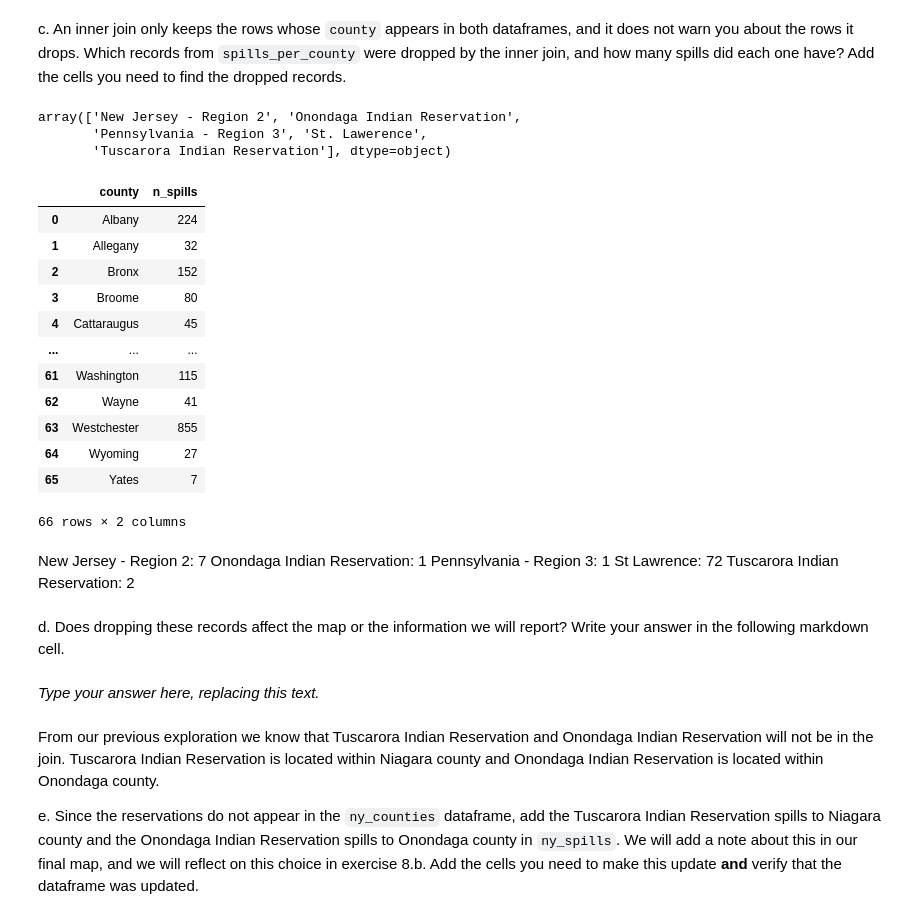
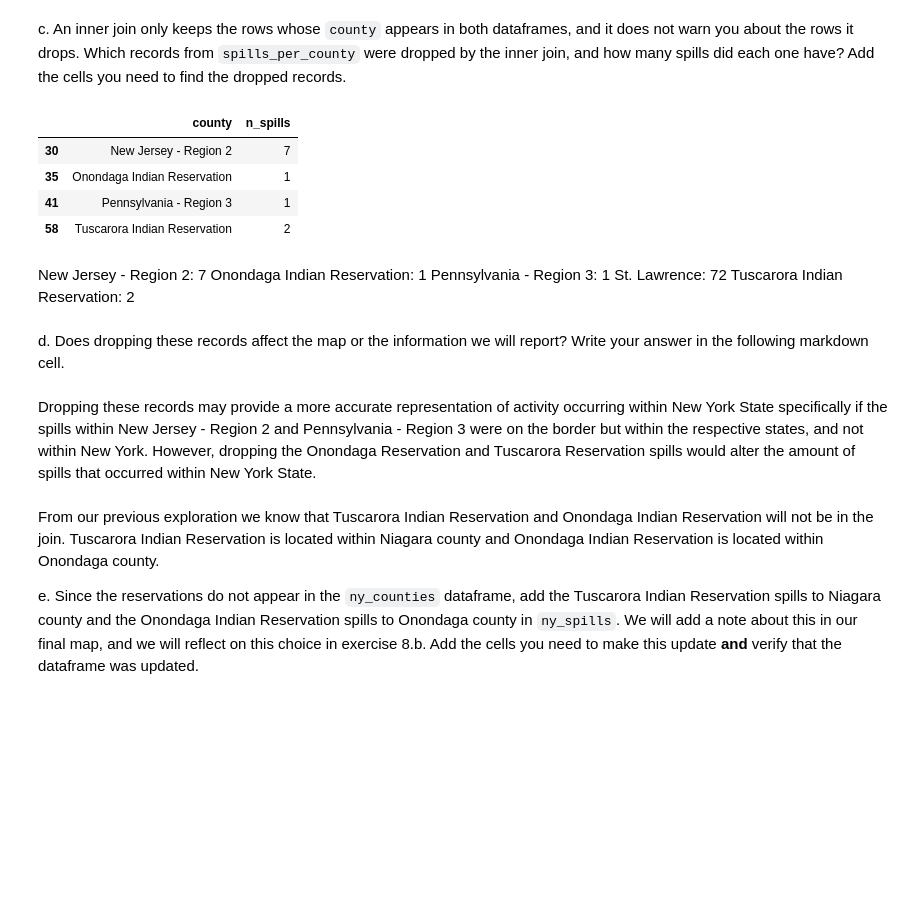
Before and after one commit to eowen19/eds220-hwk3, a Jupyter notebook: hwk3-task2-spills.ipynb, the cells around one changed output. Cells and saved outputs as stored; diff of their text form; code cells hidden in the pictures; blank space fills up the shorter version.

```diff
--- a/hwk3-task2-spills.ipynb
+++ b/hwk3-task2-spills.ipynb
@@ -613,31 +615,16 @@ spills_per_county_array = np.array([spills_per_county['county']])
-# %%
-diff_spills = np.setdiff1d(spills_per_county_array, ny_spills_array)
-diff_spills
-# %% [output]
-array(['New Jersey - Region 2', 'Onondaga Indian Reservation',
-       'Pennsylvania - Region 3', 'St. Lawerence',
-       'Tuscarora Indian Reservation'], dtype=object)
-# %%
-spills_per_county
-# %% [output]
-|  | county | n_spills |
-| 0 | Albany | 224 |
-| 1 | Allegany | 32 |
-| 2 | Bronx | 152 |
-| 3 | Broome | 80 |
-| 4 | Cattaraugus | 45 |
-| ... | ... | ... |
-| 61 | Washington | 115 |
-| 62 | Wayne | 41 |
-| 63 | Westchester | 855 |
-| 64 | Wyoming | 27 |
-| 65 | Yates | 7 |
-66 rows × 2 columns
+# %%
+spills_per_county[~spills_per_county['county'].isin(ny_spills['county'])]
+# %% [output]
+|  | county | n_spills |
+| 30 | New Jersey - Region 2 | 7 |
+| 35 | Onondaga Indian Reservation | 1 |
+| 41 | Pennsylvania - Region 3 | 1 |
+| 58 | Tuscarora Indian Reservation | 2 |
 # %% [markdown]
 New Jersey - Region 2: 7
 Onondaga Indian Reservation: 1
 Pennsylvania - Region 3: 1
-St Lawrence: 72
+St. Lawrence: 72
 Tuscarora Indian Reservation: 2
 # %% [markdown]
 <!-- END QUESTION -->
@@ -645,8 +632,8 @@ Tuscarora Indian Reservation: 2
 <!-- BEGIN QUESTION -->
 
 d. Does dropping these records affect the map or the information we will report? Write your answer in the following markdown cell.
-# %% [markdown]
-_Type your answer here, replacing this text._
+# %% [markdown]
+Dropping these records may provide a more accurate representation of activity occurring within New York State specifically if the spills within New Jersey - Region 2 and Pennsylvania - Region 3 were on the border but within the respective states, and not within New York. However, dropping the Onondaga Reservation and Tuscarora Reservation spills would alter the amount of spills that occurred within New York State.
 # %% [markdown]
 <!-- END QUESTION -->
 
```
Also changed, not shown: parts of 9 cells of this notebook.
